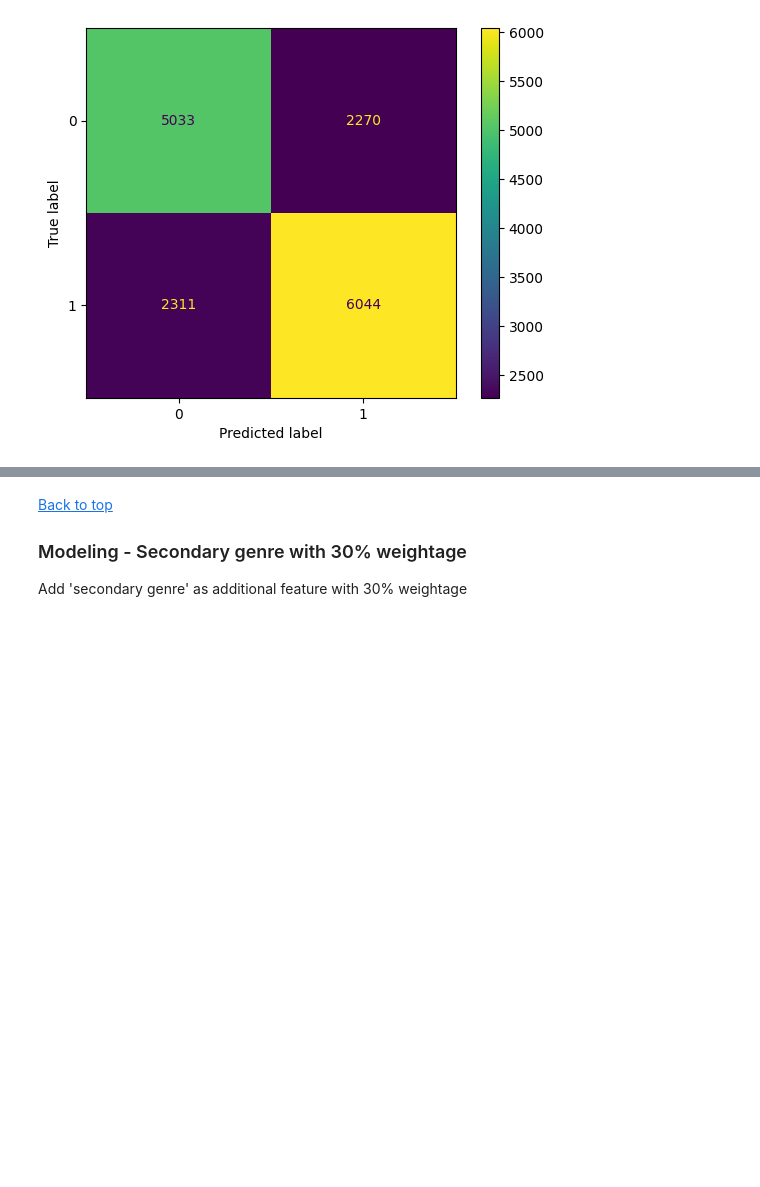
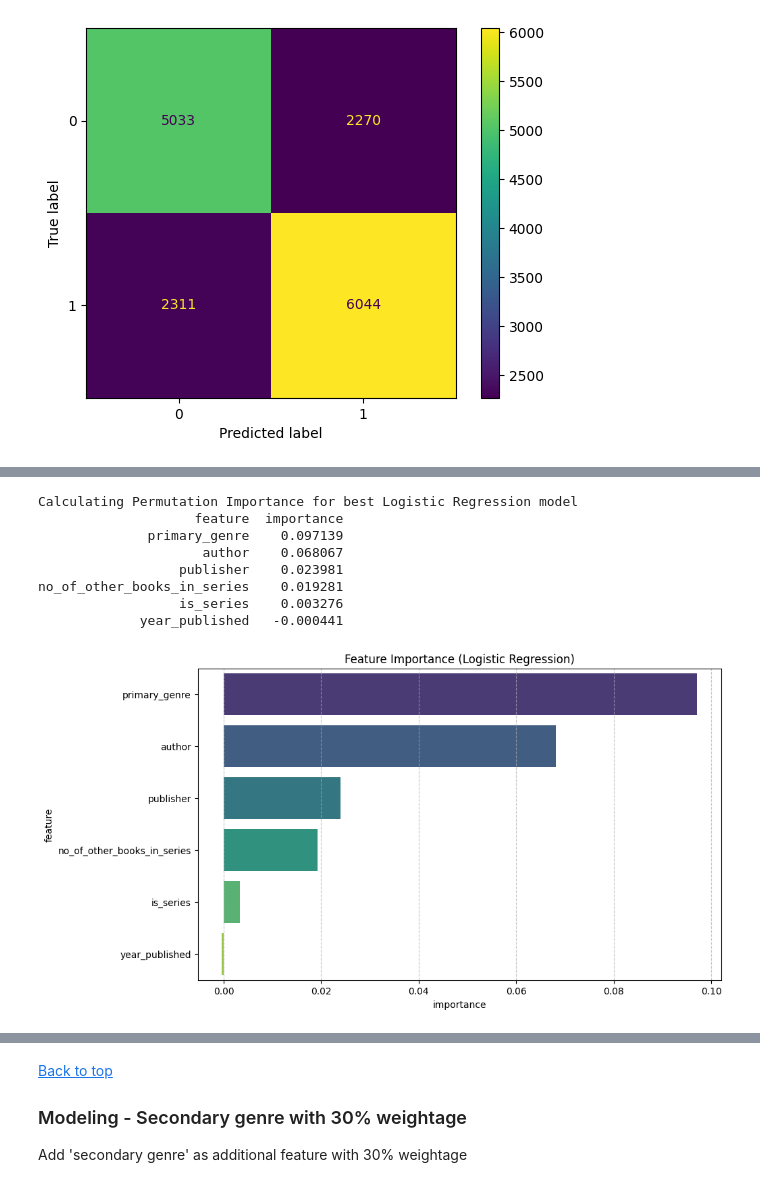
Before and after one commit to panmodi/capstone-project, a Jupyter notebook: Capstone_project-PanktiModi.ipynb, the cells around one changed output, grey strips where cells are left out. Drawn from its saved outputs; the diff is of its cells as text; code cells hidden in the pictures; blank space fills up the shorter version.

```diff
--- a/Capstone_project-PanktiModi.ipynb
+++ b/Capstone_project-PanktiModi.ipynb
@@ -897,5 +903,4 @@ Ridge                  0.131064        0.755905       0.687636
 # %%
-#TODO: Make it proper
 #Add additional hyperpapameter and compare the results.
 #Define models and their hyperparameters
 models_hyperparameters = {
@@ -907,33 +912,29 @@ models_hyperparameters = {
 }
 
 
+best_pipelines = {}
 results = []
 
-# Train and evaluate each model
 for name, (model, params) in models_hyperparameters.items():
-    # Create a pipeline with StandardScaler and the model
     pipeline = Pipeline([
         ('processor', processor),
         (name, model)
     ])
     pipeline
 
-    # Perform grid search
     grid_search = GridSearchCV(pipeline, param_grid=params, cv=5, scoring='f1_weighted', n_jobs=-1)
 
-    # Fit the model and time it
     start_time = time.time()
     grid_search.fit(X_train, y_train)
     fit_time = (time.time() - start_time) / len(grid_search.cv_results_['mean_fit_time'])
 
-    # Get the best estimator
+    #Best model
     best_model = grid_search.best_estimator_
+    best_pipelines[name] = grid_search.best_estimator_
 
-    # Evaluate on training and test sets
     train_score = best_model.score(X_train, y_train)
     test_score = best_model.score(X_test, y_test)
 
-    # Append the results
     results.append([name, grid_search.best_params_, fit_time, train_score, test_score])
 
     y_pred = best_model.predict(X_test)
@@ -942,10 +943,9 @@ for name, (model, params) in models_hyperparameters.items():
     #disp = ConfusionMatrixDisplay(confusion_matrix=cm)
     #disp.plot()
 
-# Create the results DataFrame
+#Create the results DataFrame
 results_df = pd.DataFrame(results, columns=['Model', 'Best Params', 'Average Train Time', 'Train Accuracy', 'Test Accuracy'])
 results_df.set_index('Model', inplace=True)
 
-# Display the DataFrame
 print(results_df)
 # %% [output]
@@ -977,0 +978,43 @@ ridge                         {'ridge__alpha': 1.0}            0.392329        0
+# %%
+#This is similar to Assignment 20(try_it_20_1) for "Feature Importance"
+print("Calculating Permutation Importance for best Logistic Regression model")
+
+result_lr = permutation_importance(best_pipelines['logisticregression'],X_test, y_test, n_repeats=10, random_state=42, n_jobs=-1)
+
+perm_importances_lr = pd.DataFrame({
+    'feature': X_test.columns,
+    'importance': result_lr.importances_mean
+}).sort_values(by='importance', ascending=False)
+
+plt.figure(figsize=(10, 6))
+sns.barplot(
+    x='importance',
+    y='feature',
+    data=perm_importances_lr,
+    hue='feature',
+    palette='viridis',
+    legend=False
+)
+plt.title('Feature Importance (Logistic Regression)')
+print(perm_importances_lr.to_string(index=False))
+
+plt.grid(axis='x', linestyle='--', alpha=0.7)
+plt.show()
+
+#From output we can see that 'primary_genre' is the most important feature(0.097). Also 'author' also is strong second impprtant feature. It says, who" wrote the book is a great indicator of it's success which does makes sense.
+#'publisher' and 'no_of_other_books_in_series' are secondary features with moderate impact.  'no_of_other_books_in_series' which has impact also makes sense as it shows the length of a series is a predictor and loyal fanbase.
+#'is_series' doesn't have much impact(as such 'no_of_other_books_in_series' covers that better).
+#'year_published' has negative impact so we can remove this which might improve accuracy slightly.
+#From this we can see that 'year_published' and 'is_series' can be droped which should make model simpler.
+
+#Similar can be done for other models as well. e.g. knn, decisiontree, ridge
+# %% [output]
+Calculating Permutation Importance for best Logistic Regression model
+                    feature  importance
+              primary_genre    0.097139
+                     author    0.068067
+                  publisher    0.023981
+no_of_other_books_in_series    0.019281
+                  is_series    0.003276
+             year_published   -0.000441
+[figure, added]
```
Also changed, not shown: parts of 7 cells of this notebook.
